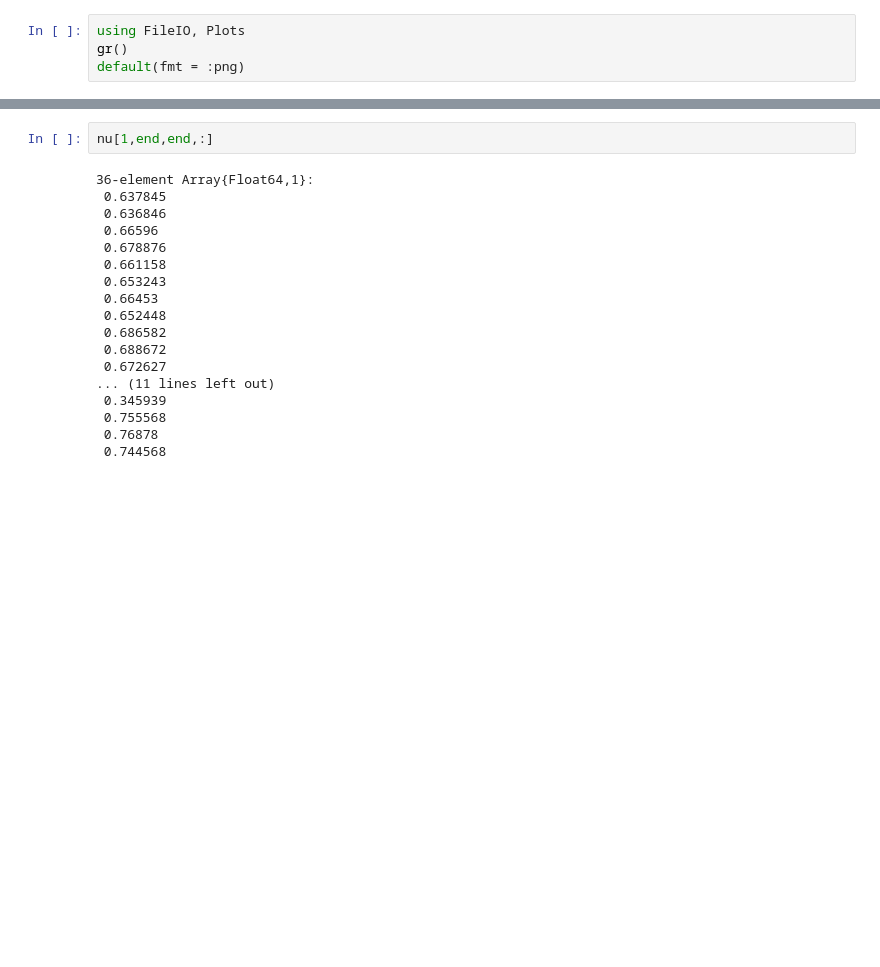
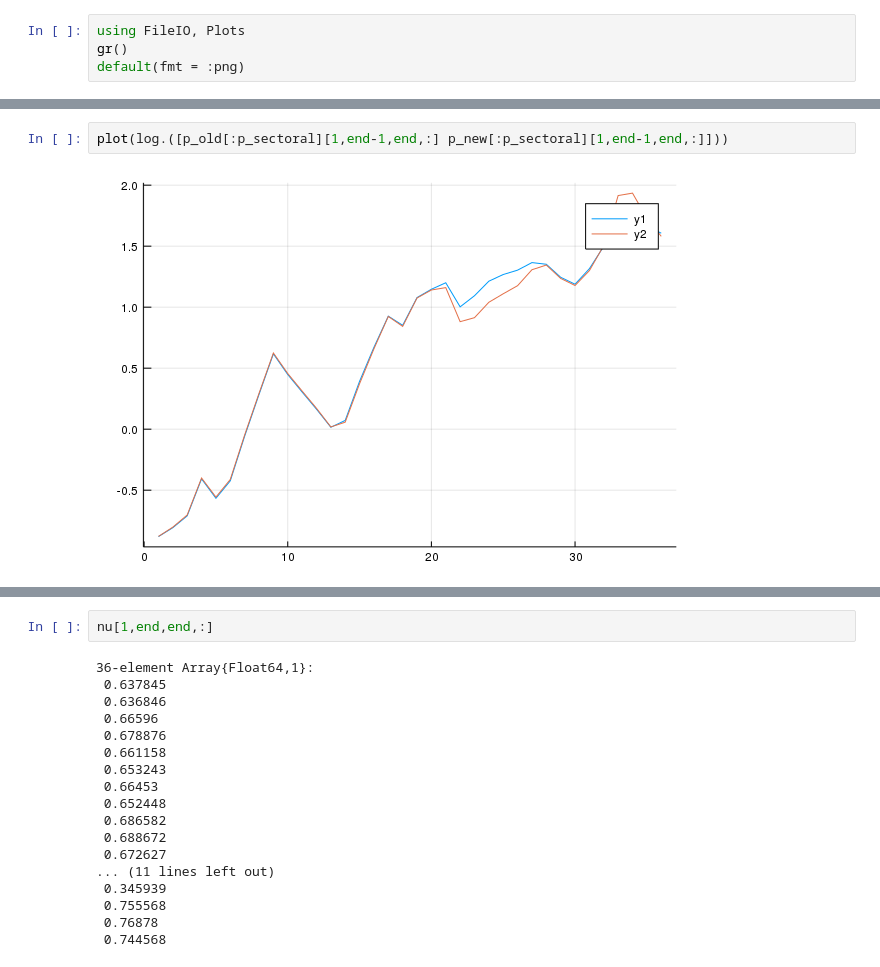
Before and after one commit to korenmiklos/impvol-julia, a Jupyter notebook: notebooks/Check NT sector in South Korea.ipynb, the cells around one changed output, grey strips where cells are left out. Drawn from its saved outputs; the diff is of its cells as text; blank space fills up the shorter version.

```diff
--- a/notebooks/Check NT sector in South Korea.ipynb
+++ b/notebooks/Check NT sector in South Korea.ipynb
@@ -82,0 +34,4 @@ WARNING: replacing module CalibrateParameters
+# %%
+plot(log.([p_old[:p_sectoral][1,end-1,end,:] p_new[:p_sectoral][1,end-1,end,:]]))
+# %% [output]
+[figure, added]
```
Also changed, not shown: parts of 13 cells of this notebook, 10 other files.
